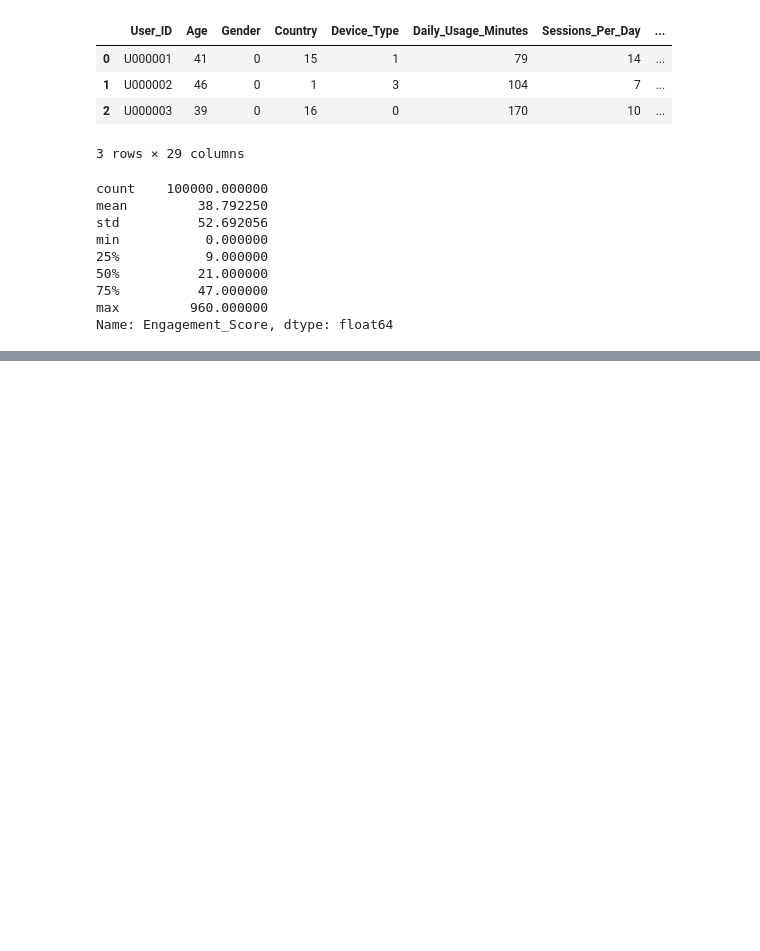
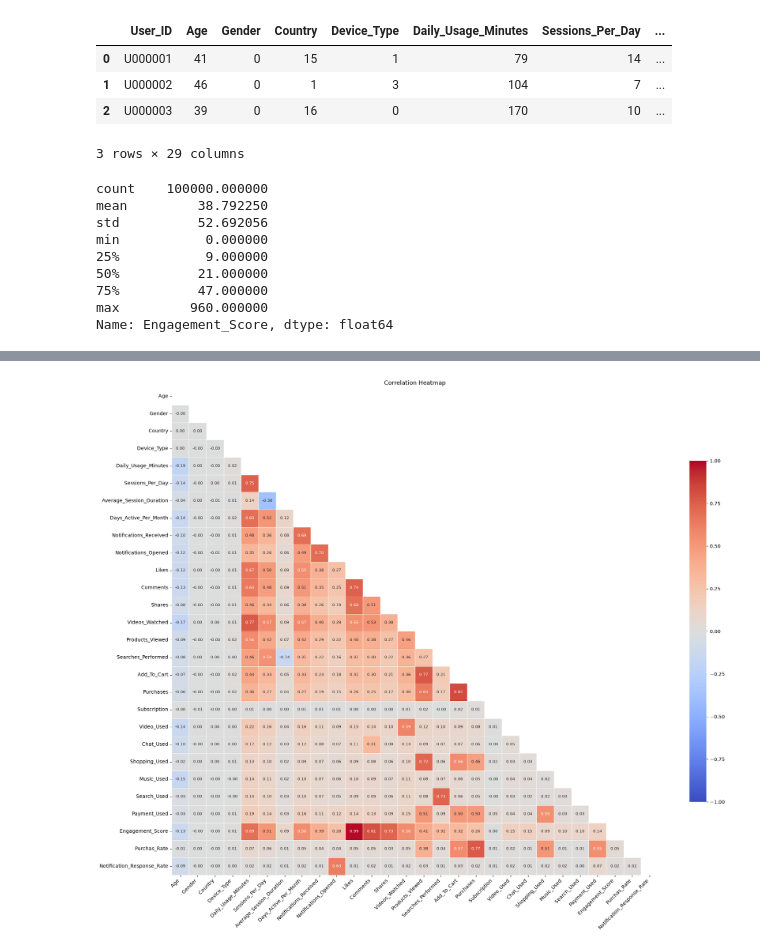
Before and after one commit to RameenWahid/Mobile-App-User-Behavior-Analysis, a Jupyter notebook: code.ipynb, the cells around one changed output, grey strips where cells are left out. Saved outputs shown, nothing was run; the diff lists cells and outputs as text; code cells hidden in the pictures; blank space fills up the shorter version.

```diff
--- a/code.ipynb
+++ b/code.ipynb
@@ -293,0 +333,30 @@ Name: Engagement_Score, dtype: float64
+# %%
+import seaborn as sns
+import matplotlib.pyplot as plt
+import numpy as np
+
+corr = df.corr(numeric_only=True)
+
+# upar wala duplicate triangle chupa do
+mask = np.triu(np.ones_like(corr, dtype=bool))
+
+plt.figure(figsize=(20, 16))
+sns.heatmap(
+    corr,
+    mask=mask,
+    annot=True,
+    fmt=".2f",                  # 2 decimal tak number
+    annot_kws={"size": 8},      # numbers ka chota font
+    cmap="coolwarm",
+    vmin=-1, vmax=1, center=0,  # -1 se +1 ka proper scale
+    linewidths=0.5,
+    square=True,
+    cbar_kws={"shrink": 0.7},
+)
+plt.xticks(rotation=45, ha="right")
+plt.yticks(rotation=0)
+plt.title("Correlation Heatmap")
+plt.tight_layout()
+plt.show()
+# %% [output]
+[figure, added]
```
Also changed, not shown: parts of 13 cells of this notebook.
